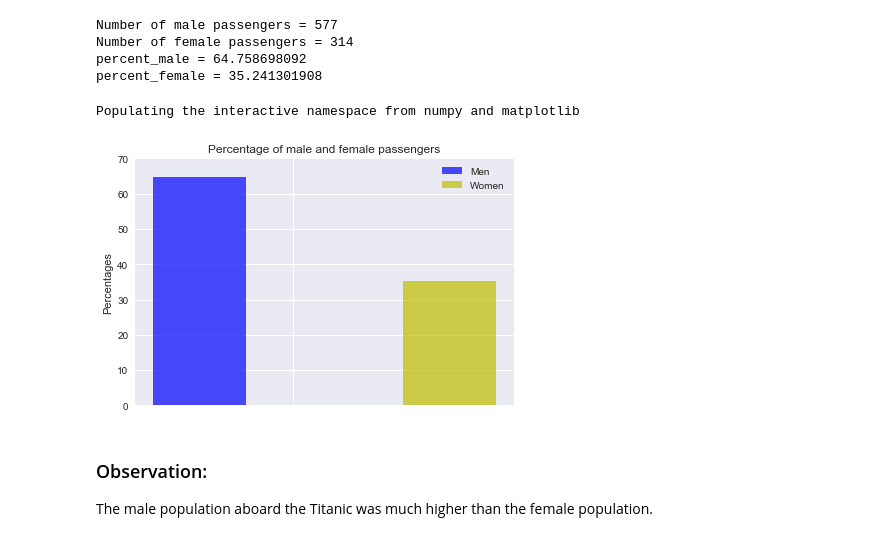
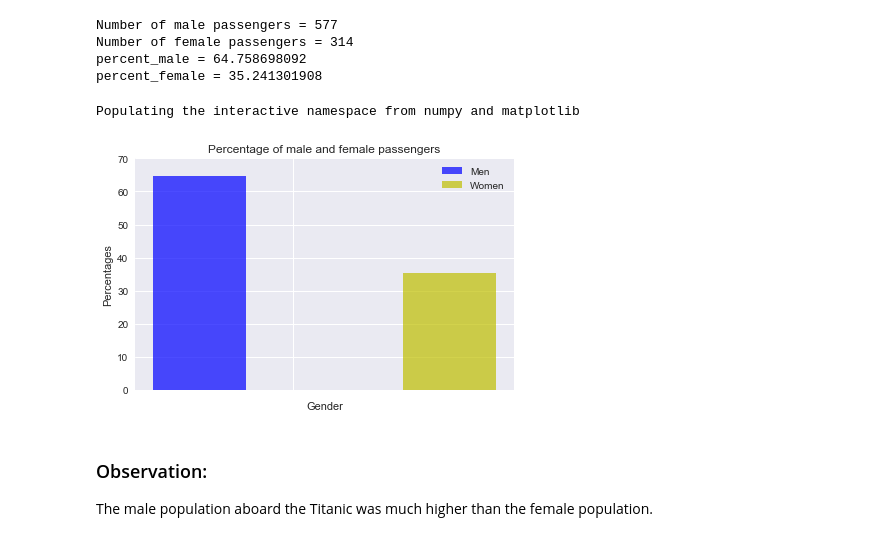
Before and after one commit to rahulb246/Investigate_A_Dataset, a Jupyter notebook: P2. Investigate a Dataset.ipynb, the cells around one changed output. Drawn from its saved outputs; the diff is of its cells as text; code cells hidden in the pictures.

Commit message:
added missing labels to plots

```diff
--- a/P2. Investigate a Dataset.ipynb
+++ b/P2. Investigate a Dataset.ipynb
@@ -156,7 +156,7 @@ import numpy as np
 import matplotlib.pyplot as plt
 %pylab inline
 
-def plotbar(data1, data2, title, c1, c2, n, l1,l2):
+def plotbar(data1, data2, title, c1, c2, n, l1,l2, xlabel):
     n_groups = 1
     means_men = (data1)
     means_women = (data2)
@@ -167,36 +167,36 @@ def plotbar(data1, data2, title, c1, c2, n, l1,l2):
     bar_width = 0.3
 
     opacity = 0.7
     error_config = {'ecolor': '0.3'}
 
     rects1 = plt.bar(index, means_men, bar_width,
                      alpha=opacity,
                      color=c1,
                      yerr=0,
                      error_kw=error_config,
                      label=l1)
 
     rects2 = plt.bar(index +0.5 + bar_width, means_women, bar_width,
                      alpha=opacity,
                      color=c2,
                      yerr=0,
                      error_kw=error_config,
                      label=l2)
 
-    plt.xlabel('')
+    plt.xlabel(xlabel)
     plt.ylabel('Percentages')
     plt.title(title)
     plt.xticks(index + bar_width, (''))
     plt.legend()
     plt.yticks(n)
 
     plt.tight_layout()
     plt.show()
 
-plotbar(percent_male, percent_female,'Percentage of male and female passengers','b','y',np.arange(0, 80, 10), 'Men', 'Women')
+plotbar(percent_male, percent_female,'Percentage of male and female passengers','b','y',np.arange(0, 80, 10), 'Men', 'Women', 'Gender')
 # %% [output]
 Populating the interactive namespace from numpy and matplotlib
-[figure, old version]
+[figure, new version]
 # %% [markdown]
 ### Observation:
 The male population aboard the Titanic was much higher than the female population.
```
Also changed, not shown: parts of 12 cells of this notebook, 1 other file.
